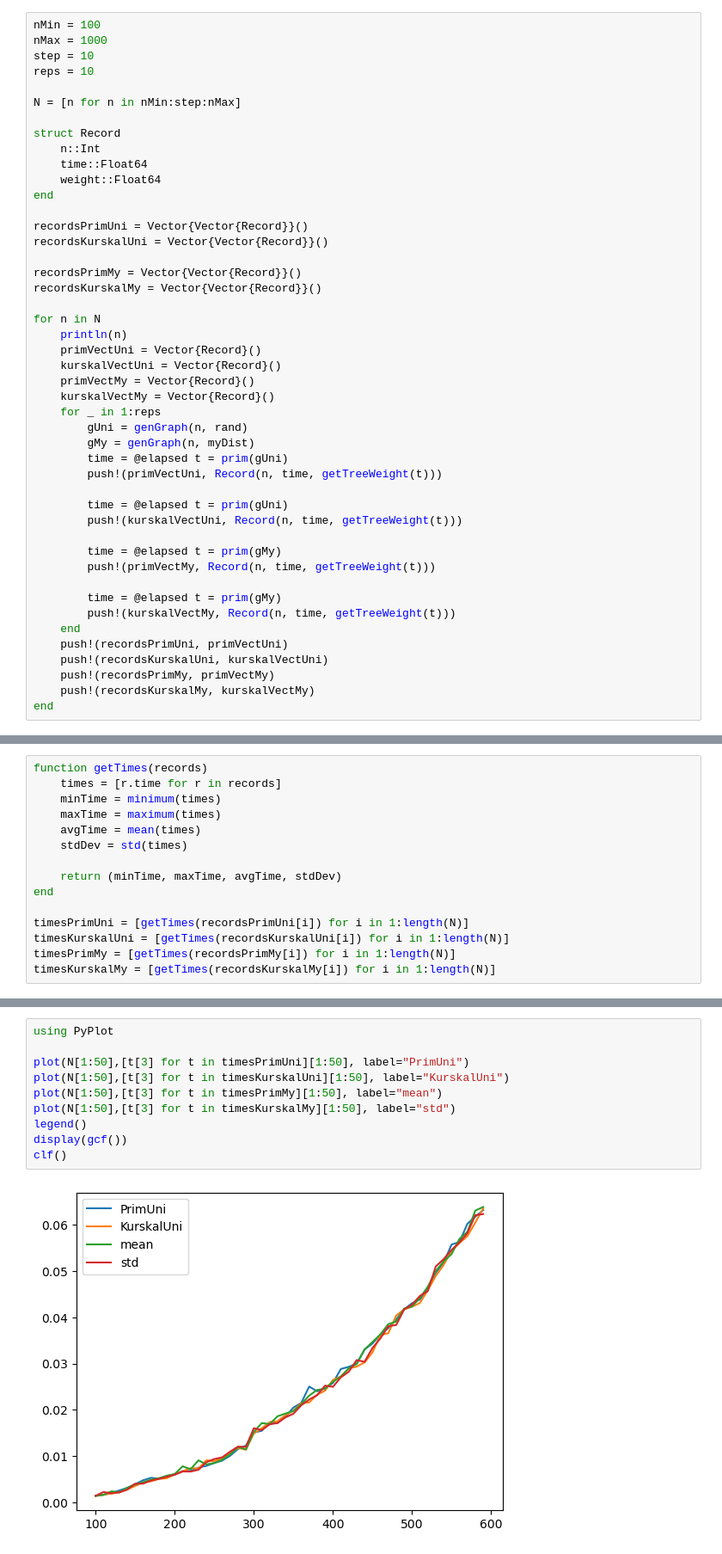
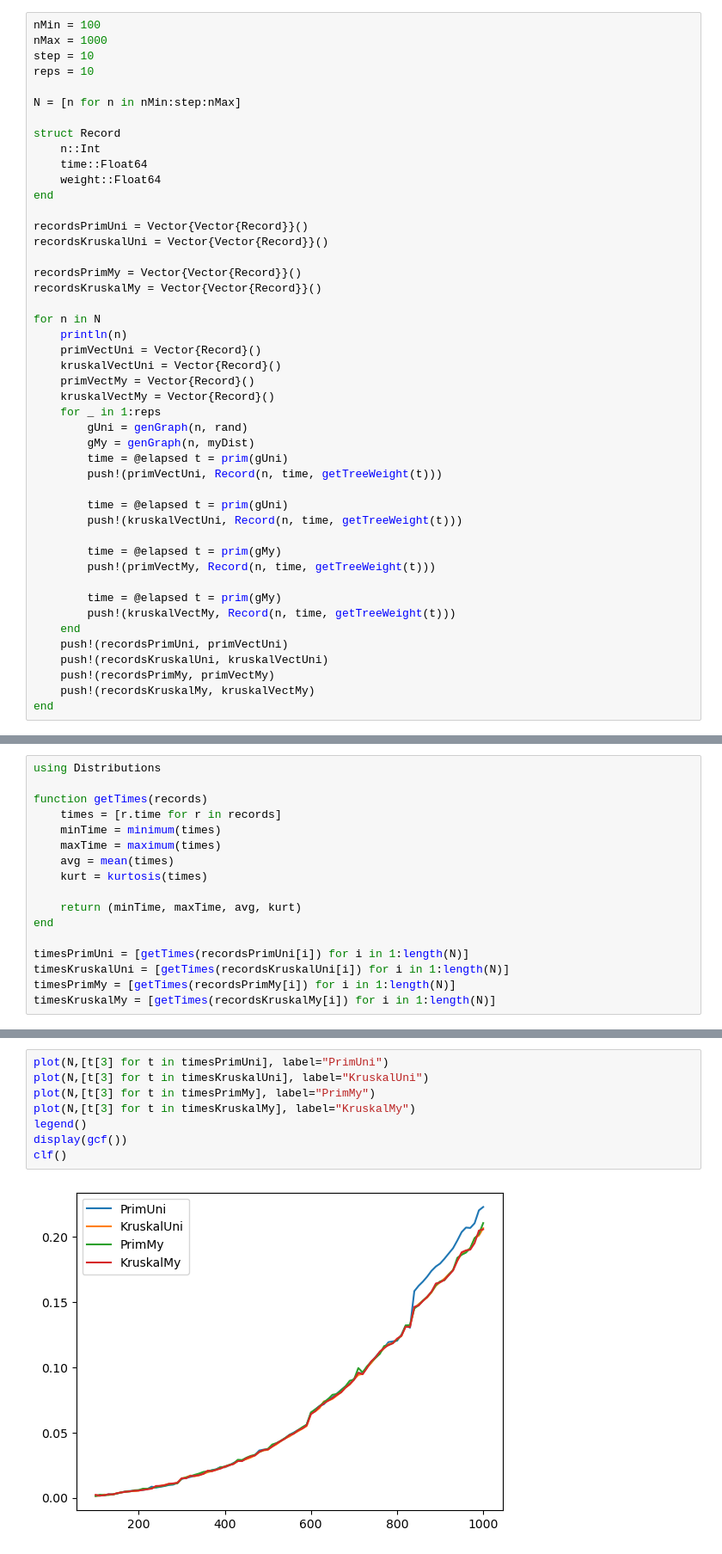
Before and after one commit to pucikplay/MPA, a Jupyter notebook: L2/l2.ipynb, the cells around one changed output, grey strips where cells are left out. Shown at 86% size. Saved outputs shown, nothing was run; the diff lists cells and outputs as text.

Commit message:
Kurtosis aded

```diff
--- a/L2/l2.ipynb
+++ b/L2/l2.ipynb
@@ -25,17 +26,17 @@ struct Record
 end
 
 recordsPrimUni = Vector{Vector{Record}}()
-recordsKurskalUni = Vector{Vector{Record}}()
+recordsKruskalUni = Vector{Vector{Record}}()
 
 recordsPrimMy = Vector{Vector{Record}}()
-recordsKurskalMy = Vector{Vector{Record}}()
+recordsKruskalMy = Vector{Vector{Record}}()
 
 for n in N
     println(n)
     primVectUni = Vector{Record}()
-    kurskalVectUni = Vector{Record}()
+    kruskalVectUni = Vector{Record}()
     primVectMy = Vector{Record}()
-    kurskalVectMy = Vector{Record}()
+    kruskalVectMy = Vector{Record}()
     for _ in 1:reps
         gUni = genGraph(n, rand)
         gMy = genGraph(n, myDist)
@@ -43,18 +44,18 @@ for n in N
         push!(primVectUni, Record(n, time, getTreeWeight(t)))
 
         time = @elapsed t = prim(gUni)
-        push!(kurskalVectUni, Record(n, time, getTreeWeight(t)))
+        push!(kruskalVectUni, Record(n, time, getTreeWeight(t)))
 
         time = @elapsed t = prim(gMy)
         push!(primVectMy, Record(n, time, getTreeWeight(t)))
 
         time = @elapsed t = prim(gMy)
-        push!(kurskalVectMy, Record(n, time, getTreeWeight(t)))
+        push!(kruskalVectMy, Record(n, time, getTreeWeight(t)))
     end
     push!(recordsPrimUni, primVectUni)
-    push!(recordsKurskalUni, kurskalVectUni)
+    push!(recordsKruskalUni, kruskalVectUni)
     push!(recordsPrimMy, primVectMy)
-    push!(recordsKurskalMy, kurskalVectMy)
+    push!(recordsKruskalMy, kruskalVectMy)
 end
 # %% [output]
 100
@@ -75,19 +76,21 @@ end
 990
 1000
 # %%
+using Distributions
+
 function getTimes(records)
     times = [r.time for r in records]
     minTime = minimum(times)
     maxTime = maximum(times)
-    avgTime = mean(times)
-    stdDev = std(times)
+    avg = mean(times)
+    kurt = kurtosis(times)
 
-    return (minTime, maxTime, avgTime, stdDev)
+    return (minTime, maxTime, avg, kurt)
 end
 
 timesPrimUni = [getTimes(recordsPrimUni[i]) for i in 1:length(N)]
-timesKurskalUni = [getTimes(recordsKurskalUni[i]) for i in 1:length(N)]
+timesKruskalUni = [getTimes(recordsKruskalUni[i]) for i in 1:length(N)]
 timesPrimMy = [getTimes(recordsPrimMy[i]) for i in 1:length(N)]
-timesKurskalMy = [getTimes(recordsKurskalMy[i]) for i in 1:length(N)]
+timesKruskalMy = [getTimes(recordsKruskalMy[i]) for i in 1:length(N)]
 # %% [output]
 91-element Vector{NTuple{4, Float64}}:
@@ -110,12 +141,10 @@ timesKurskalMy = [getTimes(recordsKurskalMy[i]) for i in 1:length(N)]
 # %%
-using PyPlot
-
-plot(N[1:50],[t[3] for t in timesPrimUni][1:50], label="PrimUni")
-plot(N[1:50],[t[3] for t in timesKurskalUni][1:50], label="KurskalUni")
-plot(N[1:50],[t[3] for t in timesPrimMy][1:50], label="mean")
-plot(N[1:50],[t[3] for t in timesKurskalMy][1:50], label="std")
+plot(N,[t[3] for t in timesPrimUni], label="PrimUni")
+plot(N,[t[3] for t in timesKruskalUni], label="KruskalUni")
+plot(N,[t[3] for t in timesPrimMy], label="PrimMy")
+plot(N,[t[3] for t in timesKruskalMy], label="KruskalMy")
 legend()
 display(gcf())
 clf()
 # %% [output]
-[figure, old version]
+[figure, new version]
```
Also changed, not shown: parts of 7 cells of this notebook.
